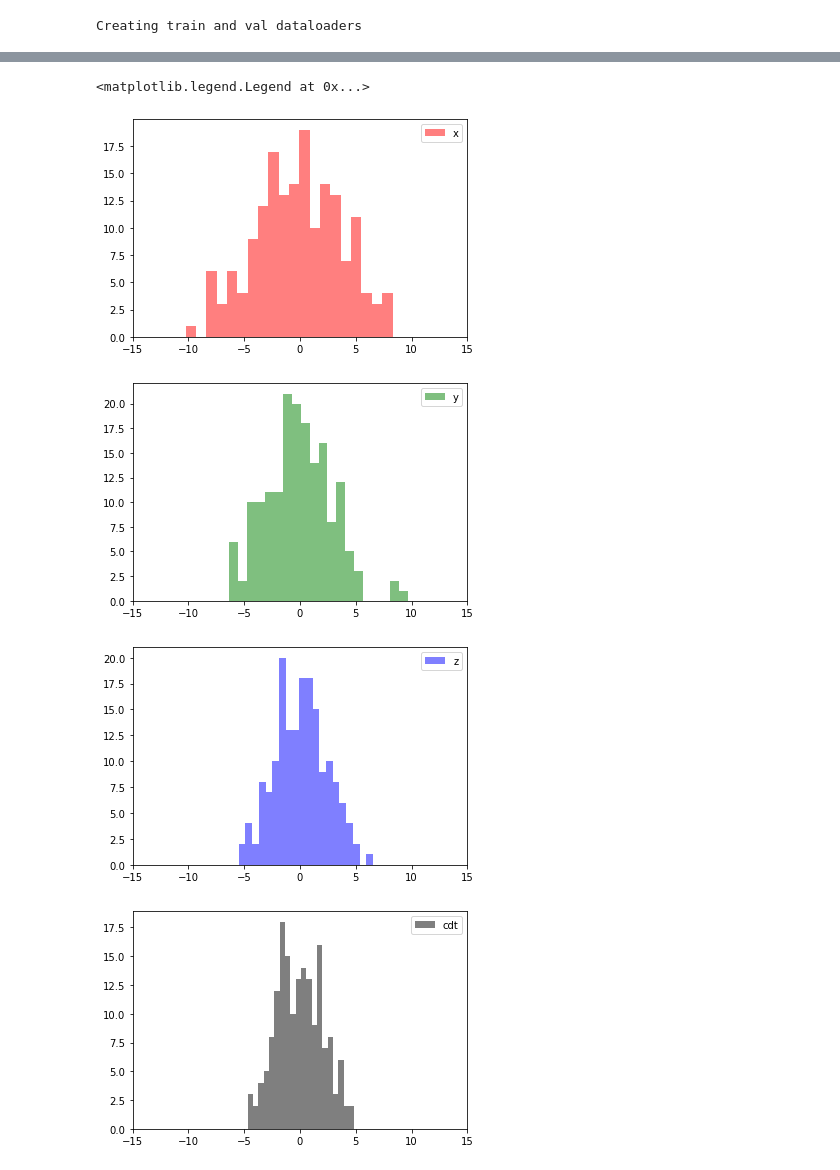
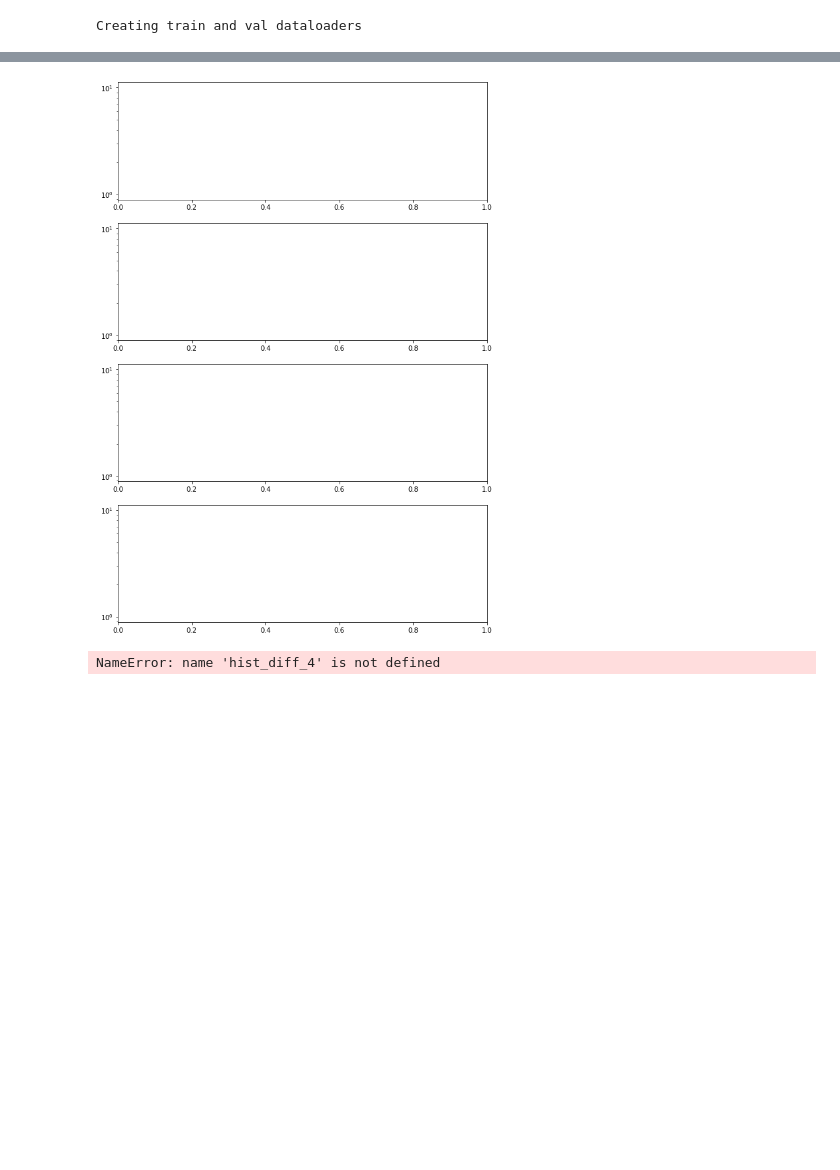
Before and after one commit to Stanford-NavLab/deep_gnss, a Jupyter notebook: notebooks/06_27_22_seq_train.ipynb, the cells around one changed output, grey strips where cells are left out. Saved outputs shown, nothing was run; the diff lists cells and outputs as text; code cells hidden in the pictures; blank space fills up the shorter version.

```diff
--- a/notebooks/06_27_22_seq_train.ipynb
+++ b/notebooks/06_27_22_seq_train.ipynb
@@ -218,28 +220,45 @@ hist_diff = [(out_true[t]-out_pred[t]).numpy() for _ in range(T)]
+# %%
+fig, (ax1, ax2, ax3, ax4) = plt.subplots(4, figsize=(10, 15))
+ax1.set_yscale('log')
+ax2.set_yscale('log')
+ax3.set_yscale('log')
+ax4.set_yscale('log')
+# %% [output]
+[figure, added]
 # %%
-t=5
+t=0
 
-plt.figure()
-plt.hist(hist_diff[t][:, 0], bins=20, alpha=0.5, label="x", color="r")
-plt.xlim([-15, 15])
-plt.legend()
+# hist_diff = hist_diff_1
+# name = "Fully Connected"
+# color = plt.cm.hsv(0.9)
 
-plt.figure()
-plt.hist(hist_diff[t][:, 1], bins=20, alpha=0.5, label="y", color="g")
-plt.xlim([-15, 15])
-plt.legend()
+# hist_diff = hist_diff_2
+# name = "High-dim LS"
+# color = plt.cm.hsv(0)
 
-plt.figure()
-plt.hist(hist_diff[t][:, 2], bins=20, alpha=0.5, label="z", color="b")
-plt.xlim([-15, 15])
-plt.legend()
+# hist_diff = hist_diff_3
+# name = "Set Transformer"
+# color = plt.cm.hsv(0.2)
 
-plt.figure()
-plt.hist(hist_diff[t][:, 3], bins=20, alpha=0.5, label="cdt", color="k")
-plt.xlim([-15, 15])
-plt.legend()
+# hist_diff = hist_diff_4
+# t=5
+# name = "High-dim LS w/ LSTM t+"+str(t)
+# color = plt.cm.Blues((t+1)/6)
+
+ax1.hist(hist_diff[t][:, 0], density=True, cumulative=True,
+         histtype='step', bins=1000, alpha=0.5, label=name+" x", color=color)
+ax1.legend()
+
+ax2.hist(hist_diff[t][:, 1], density=True, cumulative=True,
+         histtype='step', bins=1000, alpha=0.5, label=name+" y", color=color)
+ax2.legend()
+
+ax3.hist(hist_diff[t][:, 2], density=True, cumulative=True,
+         histtype='step', bins=1000, alpha=0.5, label=name+" z", color=color)
+ax3.legend()
+
+ax4.hist(hist_diff[t][:, 3], density=True, cumulative=True,
+         histtype='step', bins=1000, alpha=0.5, label=name+" cdt", color=color)
+ax4.legend()
 # %% [output]
-<matplotlib.legend.Legend at 0x...>
+NameError: name 'hist_diff_4' is not defined
-[figure, removed]
-[figure, removed]
-[figure, removed]
-[figure, removed]
```
Also changed, not shown: parts of 19 cells of this notebook, 3 other files.
